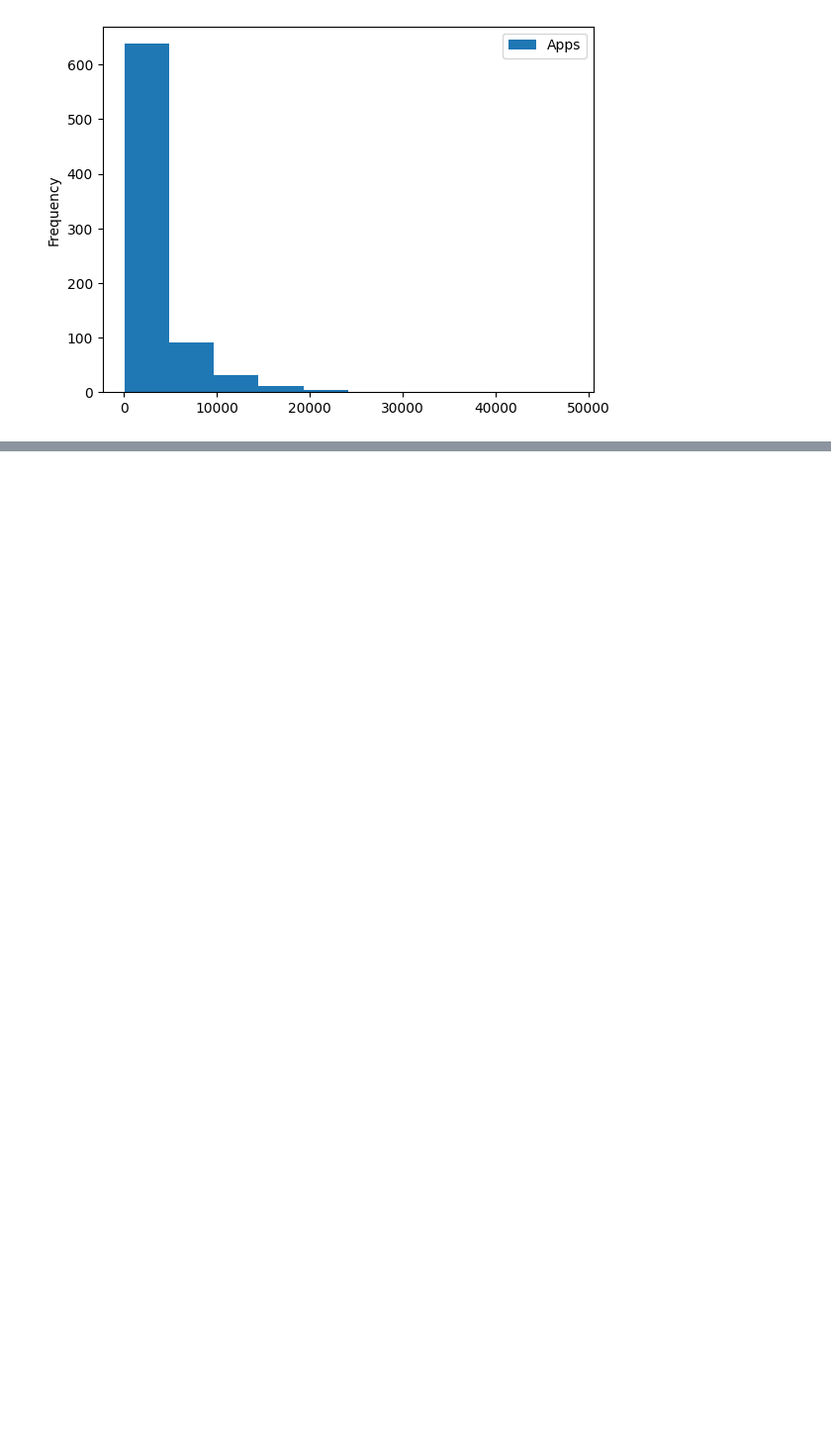
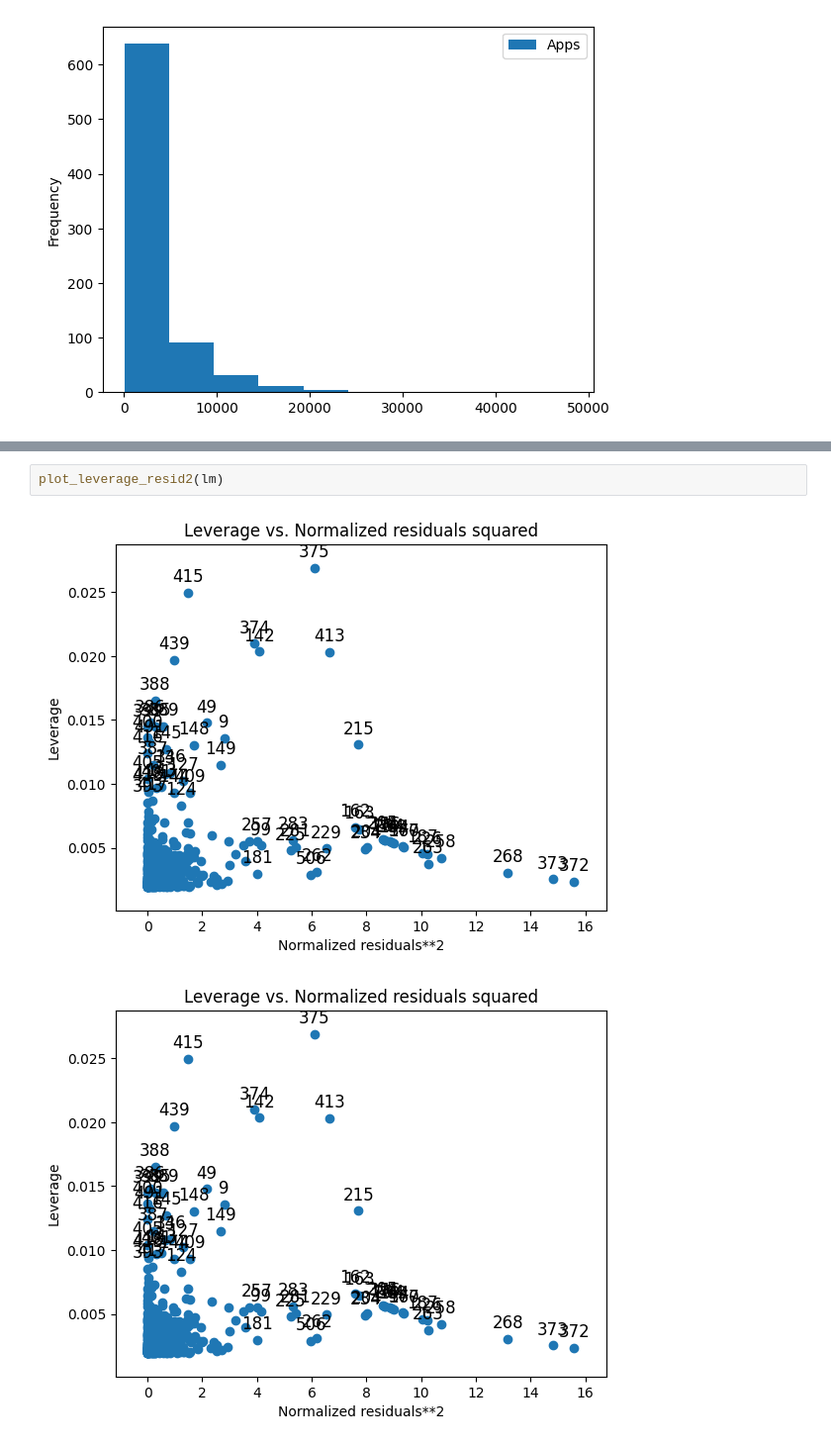
Before and after one commit to gvcf20/MachineLearning2026, a Jupyter notebook: code/lab23.ipynb, the cells around one changed output, grey strips where cells are left out. Shown at 99% size. Saved outputs shown, nothing was run; the diff lists cells and outputs as text; blank space fills up the shorter version.

```diff
--- a/code/lab23.ipynb
+++ b/code/lab23.ipynb
@@ -118,0 +269,5 @@ college.plot.hist(y='Apps')
+# %%
+plot_leverage_resid2(lm)
+# %% [output]
+[figure, added]
+[figure, added]
```
Also changed, not shown: parts of 16 cells of this notebook, 1 other file.
